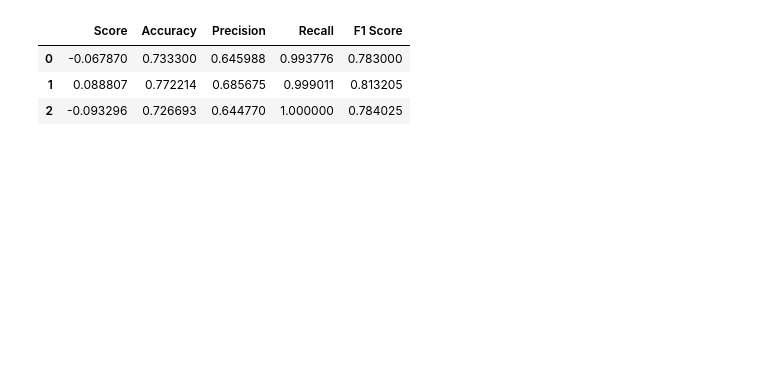
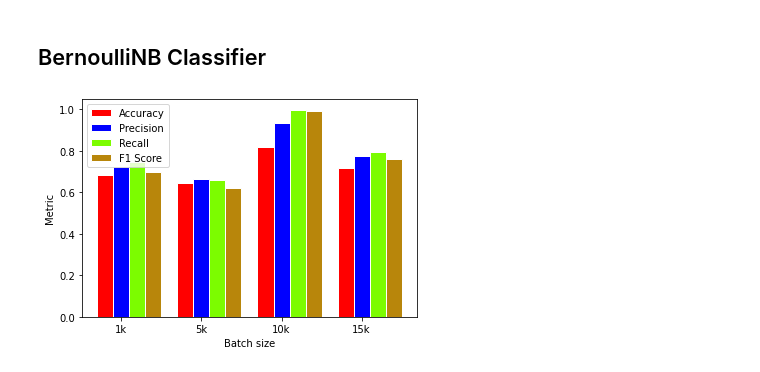
Before and after one commit to Abhishek4848/Email_Spam_Classifier, a Jupyter notebook: PerformanceMetrics_MLstreaming.ipynb, the cells around one changed output. Saved outputs shown, nothing was run; the diff lists cells and outputs as text; code cells hidden in the pictures; blank space fills up the shorter version.

```diff
--- a/PerformanceMetrics_MLstreaming.ipynb
+++ b/PerformanceMetrics_MLstreaming.ipynb
@@ -122,18 +116,4 @@ for j in ['1k/', '5k/', '10k/', '15k/']:
 ... (36 outputs left out)
-# %%
-dataset_name = 'bnb/bNB_10k'
-# %%
-import pandas as pd
-url = f'https://raw.githubusercontent.com/Abhishek4848/Datasets/master/Spark%20streaming%20Metrics/{dataset_name}.csv'
-df = pd.read_csv(url,header=None)
-df.columns = ['Score', 'Accuracy', 'Precision', 'Recall', 'F1 Score']
-# %%
-df
-# %% [output]
-|  | Score | Accuracy | Precision | Recall | F1 Score |
-| 0 | -0.067870 | 0.733300 | 0.645988 | 0.993776 | 0.783000 |
-| 1 | 0.088807 | 0.772214 | 0.685675 | 0.999011 | 0.813205 |
-| 2 | -0.093296 | 0.726693 | 0.644770 | 1.000000 | 0.784025 |
 # %%
 def avg_scores(dataset_name):
   url = f'https://raw.githubusercontent.com/Abhishek4848/Datasets/master/Spark%20streaming%20Metrics/{dataset_name}.csv'
@@ -144,0 +123,29 @@ bnb_1k = avg_scores("bnb/bNB_10k")
+# %%
+bnb_1k = avg_scores("bnb/bNB_1k")
+bnb_5k = avg_scores("bnb/bNB_5k")
+bnb_10k = avg_scores("bnb/bNB_10k")
+bnb_15k = avg_scores("bnb/bNB_15k")
+mnb_1k = avg_scores("mnb/mNB_1k")
+mnb_5k = avg_scores("mnb/mNB_5k")
+mnb_10k = avg_scores("mnb/mNB_10k")
+mnb_15k = avg_scores("mnb/mNB_15k")
+sgd_1k = avg_scores("sgd/SGD_1K")
+sgd_5k = avg_scores("sgd/SGD_5K")
+sgd_10k = avg_scores("sgd/SGD_10k")
+sgd_15k = avg_scores("sgd/SGD_15K")
+# %% [markdown]
+## BernoulliNB Classifier
+# %%
+x = np.arange(4)
+width = 0.2
+plt.bar(x-0.2,bnb_1k, width, color='red',edgecolor='white')
+plt.bar(x, bnb_5k, width, color='blue',edgecolor='white')
+plt.bar(x+0.2, bnb_10k, width, color='lawngreen',edgecolor='white')
+plt.bar(x+0.4, bnb_15k, width, color='darkgoldenrod',edgecolor='white')
+plt.xticks(x, ['1k', '5k', '10k', '15k'])
+plt.xlabel("Batch size")
+plt.ylabel("Metric")
+plt.legend(["Accuracy", "Precision", "Recall", "F1 Score"])
+plt.show()
+# %% [output]
+[figure, added]
```
Also changed, not shown: parts of 11 cells of this notebook.
